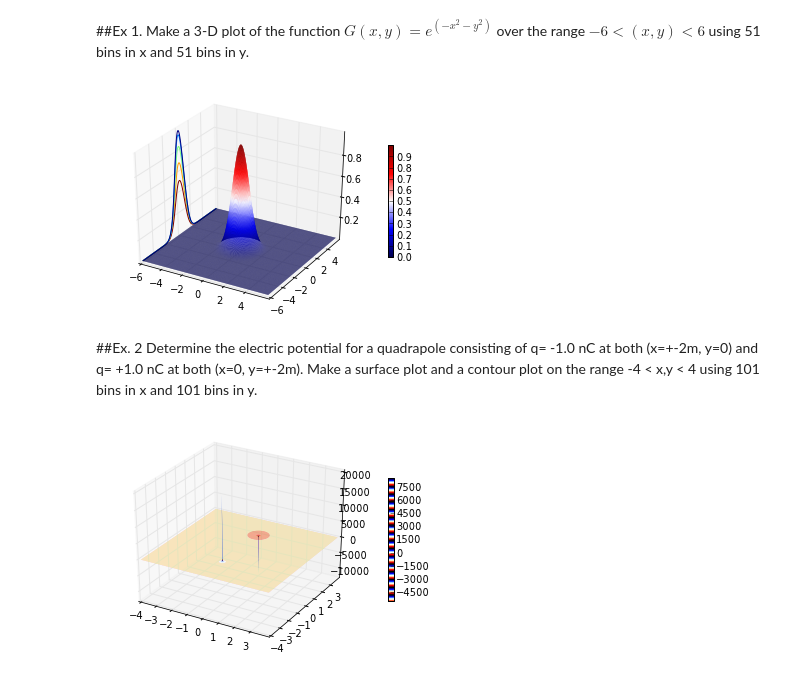
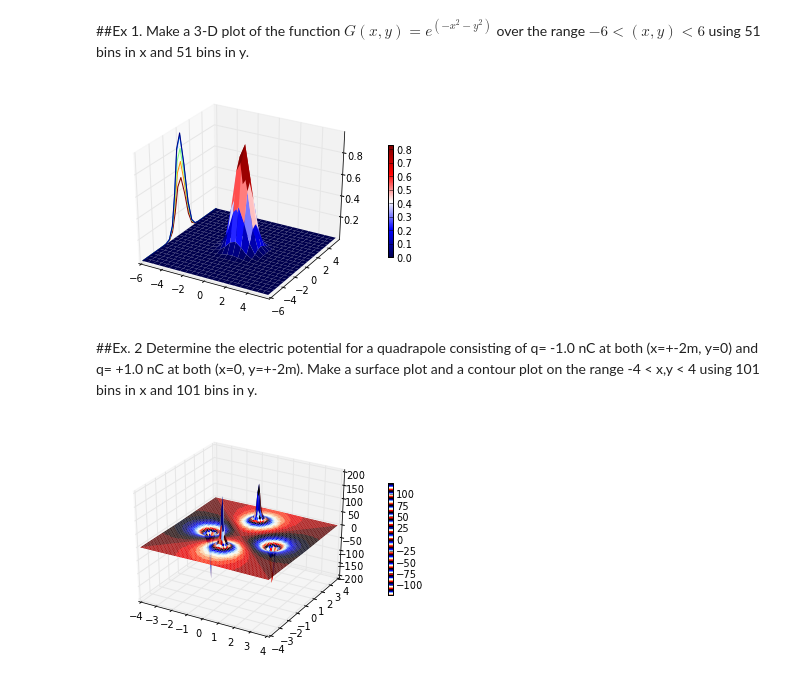
Before and after one commit to advice/PHYS-202-S13, a Jupyter notebook: Week4/3D Plotting & Functions.ipynb, the cells around one changed output. Drawn from its saved outputs; the diff is of its cells as text; code cells hidden in the pictures.

Commit message:
finished 3d plotting

```diff
--- a/Week4/3D Plotting & Functions.ipynb
+++ b/Week4/3D Plotting & Functions.ipynb
@@ -34,8 +34,8 @@ show()
 # %% [markdown]
 ##Ex 1. Make a 3-D plot of the function $G(x,y) = e^(-x^2-y^2)$ over the range $-6< (x,y)< 6$ using 51 bins in x and 51 bins in y.
 # %%
-dx = .051
-dy = .051
+dx = .51
+dy = .51
 x = arange(-6.,6.,dx)
 y = arange(-6.,6.,dy)
 X,Y = meshgrid(x,y)
@@ -48,23 +48,25 @@ p = ax.plot_surface(X, Y, G, rstride = 1, cstride=1, linewidth=0, cmap=cm.seismi
 cb = fig.colorbar(p,shrink=0.5)
 cse = ax.contour(X,Y,G, array([0,.2,.4,.6,.8]), zdir ="x", offset=-6)
 # %% [output]
-[figure, old version]
+[figure, new version]
 # %% [markdown]
 ##Ex. 2 Determine the electric potential for a quadrapole consisting of q= -1.0 nC at both (x=+-2m, y=0) and q= +1.0 nC at both (x=0, y=+-2m). Make a surface plot and a contour plot on the range -4 < x,y < 4 using 101 bins in x and 101 bins in y.
 # %%
 k = 8.9875518*10**9 #N*m^2/C^2
 q = 1*10**(-9) # Coulombs
 d = +- 2 #meters
-dx = .0101
-dy = .0101
+dx = .101
+dy = .101
 x = arange(-4.,4.,dx)
 y = arange(-4.,4.,dy)
 X,Y = meshgrid(x,y)
-V = (k*q/ (X**2 + (Y-d)**2)**(1/2.)) - (k*q/ (X**2 + (Y + d)**2)**(1/2.))
+V = (k*q/ (X**2 + (Y-d)**2)**(1/2.)) + (k*q/ (X**2 + (Y + d)**2)**(1/2.))-(k*q/ (Y**2 + (X-d)**2)**(1/2.)) - (k*q/ (Y**2 + (X + d)**2)**(1/2.))
+
 from mpl_toolkits.mplot3d import Axes3D
 fig = figure()
 ax = fig.gca(projection='3d')
+
 p = ax.plot_surface(X, Y, V, rstride = 1, cstride=1, linewidth=0, cmap=cm.flag)
-cb = fig.colorbar(p,shrink=0.55)
+cb = fig.colorbar(p,shrink=0.5)
 # %% [output]
-[figure, old version]
+[figure, new version]
```
Also changed, not shown: parts of 14 cells of this notebook.
